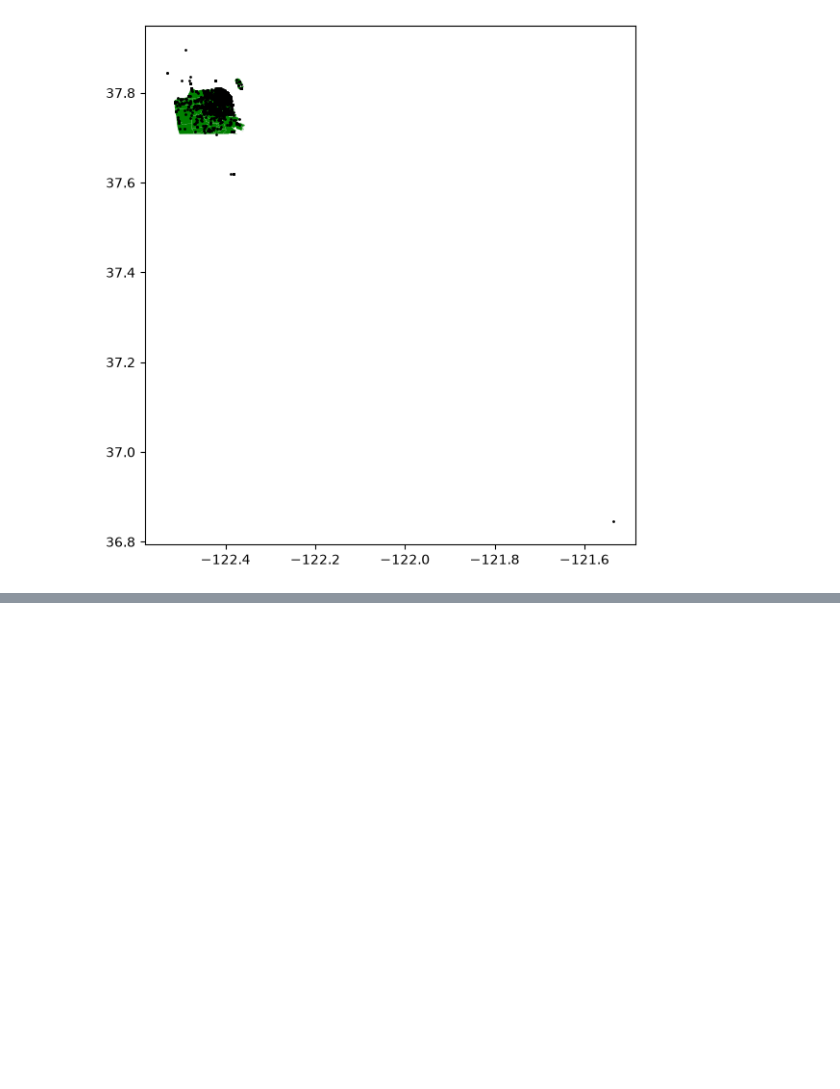
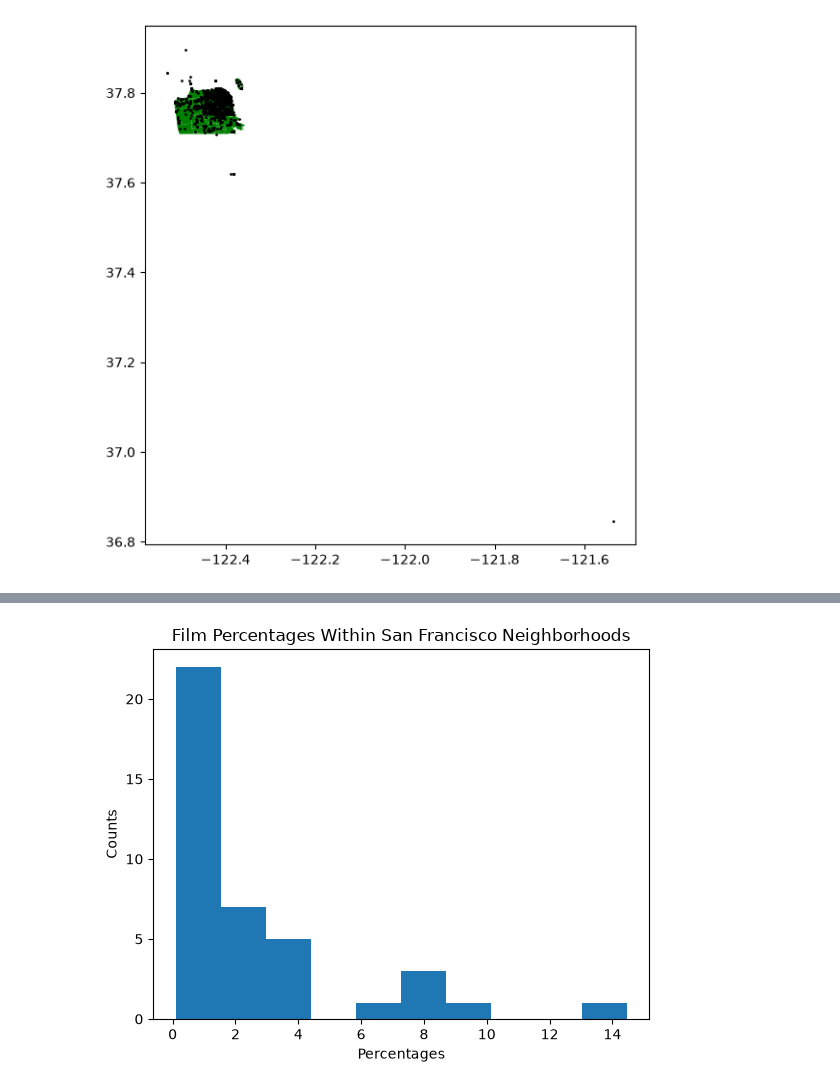
Before and after one commit to Dtaylor8047/geog592-amadar, a Jupyter notebook: homework/week07/feature_layers.ipynb, the cells around one changed output, grey strips where cells are left out. Cells and saved outputs as stored; diff of their text form; code cells hidden in the pictures; blank space fills up the shorter version.

```diff
--- a/homework/week07/feature_layers.ipynb
+++ b/homework/week07/feature_layers.ipynb
@@ -40,3 +40,6 @@ plt.show
 # %% [output]
 <function matplotlib.pyplot.show(close=None, block=None)>
 [figure]
+# %%
+loc_nbhds_sj = loc_gpf.sjoin(nbhds_gpf, predicate="within")
+loc_nbhds_sj
@@ -42,0 +60,4 @@ plt.show
+# %%
+counts = loc_nbhds_sj['nhood'].value_counts('index_right')
+
+counts
@@ -42,0 +82,4 @@ plt.show
+# %%
+counted = counts * 100
+
+counted
@@ -42,0 +104,9 @@ plt.show
+# %%
+bx = counted.plot(kind='hist')
+
+bx.set_title('Film Percentages Within San Francisco Neighborhoods')
+bx.set_xlabel('Percentages')
+bx.set_ylabel('Counts')
+plt.show()
+# %% [output]
+[figure, added]
```
Also changed, not shown: parts of 4 cells of this notebook, 1 other file.
